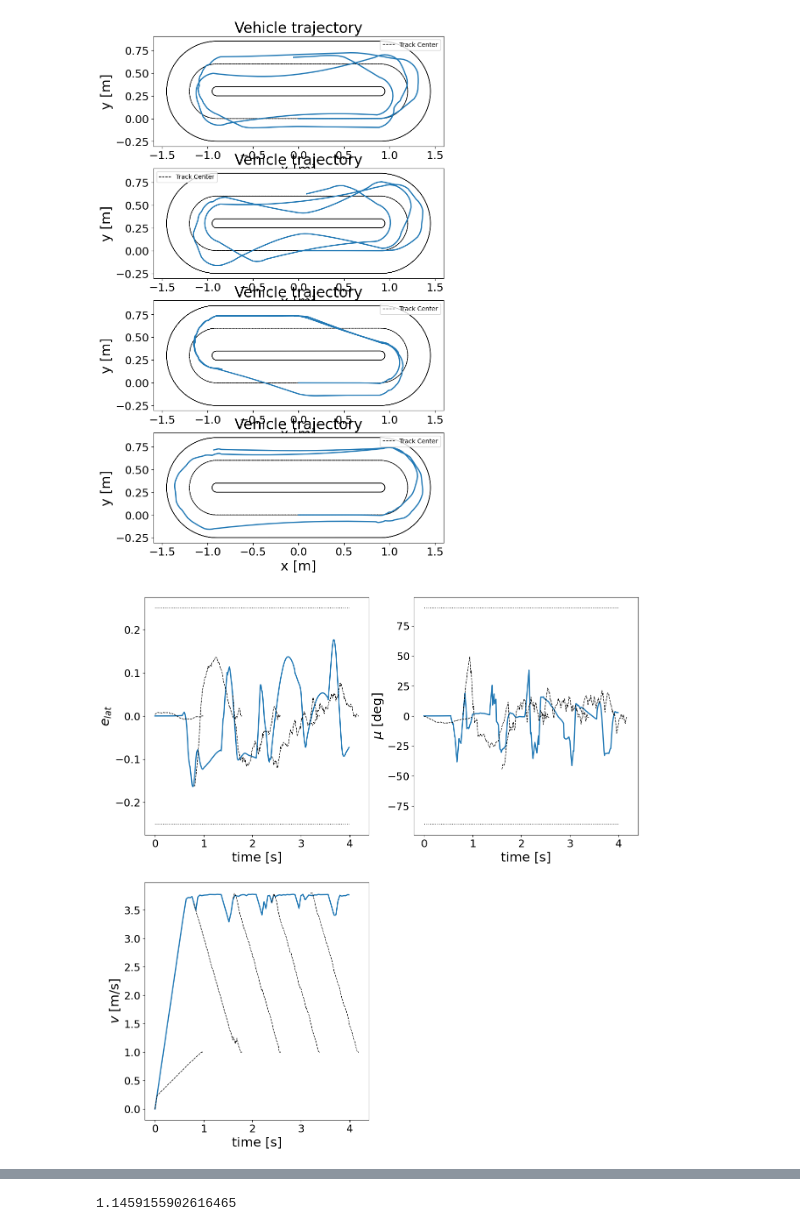
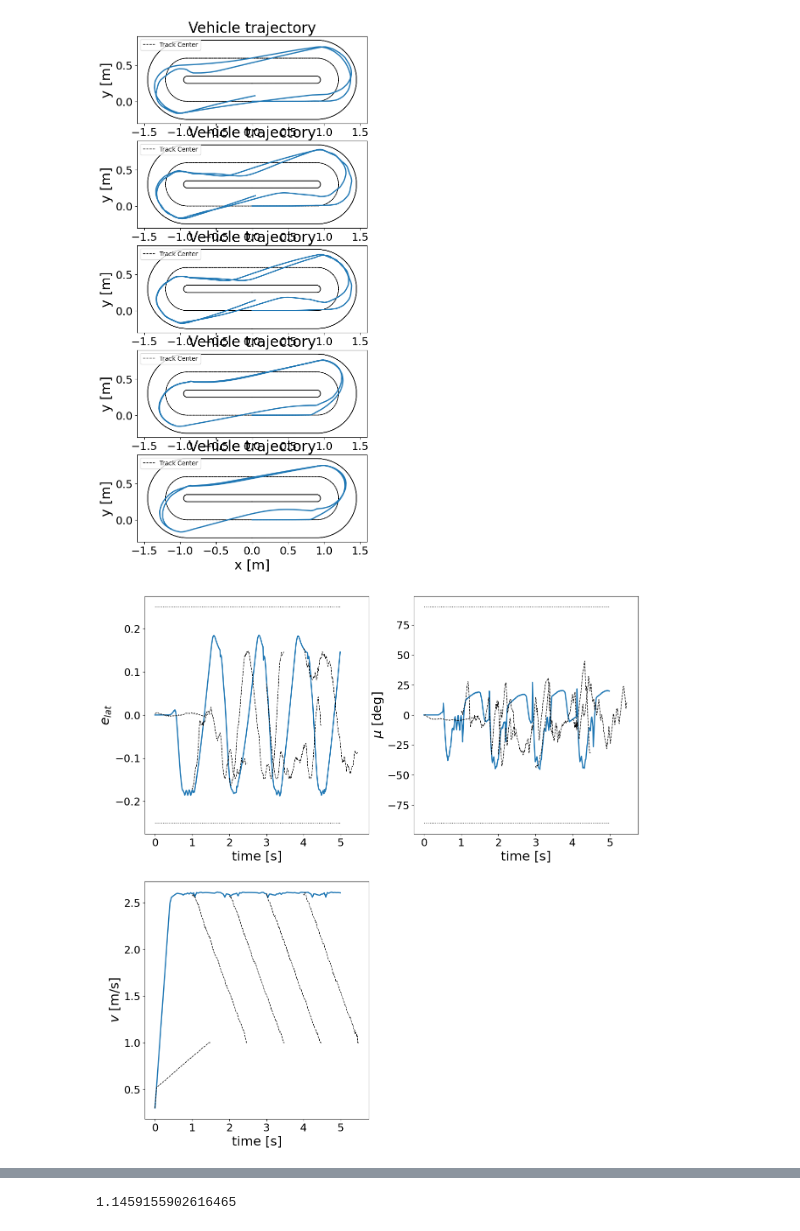
Before and after one commit to HuangYujun-JunkyTalent/DataDrivenSafetyFilter, a Jupyter notebook: track_simulation.ipynb, the cells around one changed output, grey strips where cells are left out. Drawn from its saved outputs; the diff is of its cells as text; code cells hidden in the pictures.

Commit message:
Good HPs for kinemtic model

```diff
--- a/track_simulation.ipynb
+++ b/track_simulation.ipynb
@@ -24,10 +24,11 @@ Simulator = {
 
 simulator = Simulator()
 simulator.use_saved_data = True
+simulator.save_data = False
 simulator.simulate_model_type = ModelType.KINEMATIC
 simulator.data_model_type = ModelType.KINEMATIC
-simulator.t_sim = 3
-simulator.global_initial_state = np.array([0.0, 0.0, 0.0, 0.0, 0.0, 0.0])
+simulator.t_sim = 5
+simulator.global_initial_state = np.array([0.0, 0.0, 0.0, 0.3, 0.0, 0.0])
 simulator.cur = 1/0.3
 simulator.track_fun_name = 'oval_track'
 
@@ -40,25 +41,28 @@ track_filter_types = [
     TrackFilterTypes.SINGLE_SEGMENT,
     ]
 filter_types = [
-    # SafetyFilterTypes.INDIRECT_FIX_MU_ADD_DATA_LATERAL,
+    SafetyFilterTypes.INDIRECT_FIX_MU_ADD_DATA_LATERAL,
     SafetyFilterTypes.INDIRECT_FITTING_TERMINAL,
     SafetyFilterTypes.INDIRECT_FIX_MU,
     SafetyFilterTypes.INDIRECT_ZERO_V,
     SafetyFilterTypes.INDIRECT_STOP,
     ]
 filter_params: Dict[SafetyFilterTypes, List[Dict[str, Any]]] = {
+    SafetyFilterTypes.INDIRECT_FIX_MU_ADD_DATA_LATERAL: [
+        {'lam_sig': 50000, 'L': 150, 'c': [[0.3, 0.1, 0.05, 0.01], [0.1, 0.1, 0.05, 0.01]]},
+    ], # good HP for this terminal ingredient and kinematic model
     SafetyFilterTypes.INDIRECT_FITTING_TERMINAL: [
-        {'lam_sig': 50000, 'L': 100, 'c': [[0.2, 0.1, 0.05, 0.01], [0.2, 0.1, 0.05, 0.01]]},
-    ],
+        {'lam_sig': 50000, 'L': 150, 'c': [[0.25, 0.1, 0.05, 0.01], [0.1, 0.1, 0.05, 0.01]]},
+    ], # good HP for this terminal ingredient and kinematic model
     SafetyFilterTypes.INDIRECT_FIX_MU: [
-        {'lam_sig': 50000, 'L': 100, 'c': [[0.2, 0.1, 0.05, 0.01], [0.2, 0.1, 0.05, 0.01]]},
-    ],
+        {'lam_sig': 50000, 'L': 150, 'c': [[0.25, 0.1, 0.05, 0.01], [0.1, 0.1, 0.05, 0.01]]},
+    ], # good HP for this terminal ingredient and kinematic model
     SafetyFilterTypes.INDIRECT_ZERO_V: [
-        {'lam_sig': 50000, 'L': 100, 'c': [[0.2, 0.1, 0.05, 0.01], [0.2, 0.1, 0.05, 0.01]]},
-    ],
+        {'lam_sig': 50000, 'L': 200, 'c': [[0.35, 0.1, 0.05, 0.01], [0.1, 0.1, 0.05, 0.01]]},
+    ], # good HP for this terminal ingredient and kinematic model
     SafetyFilterTypes.INDIRECT_STOP: [
-        {'lam_sig': 50000, 'L': 100, 'c': [[0.2, 0.1, 0.05, 0.01], [0.2, 0.1, 0.05, 0.01]]},
-    ],
+        {'lam_sig': 50000, 'L': 200, 'c': [[0.35, 0.1, 0.05, 0.01], [0.1, 0.1, 0.05, 0.01]]},
+    ], # good HP for this terminal ingredient and kinematic model
     # SafetyFilterTypes.INDIRECT_FITTING_TERMINAL: [{'lam_sig': 10000}, {'lam_sig': 50000}, {'lam_sig': 100000}],
     # SafetyFilterTypes.INDIRECT_ZERO_V: [{'L': 80}],
     # SafetyFilterTypes.INDIRECT_STOP: [{'L': 80}],
@@ -68,8 +72,7 @@ filter_params: Dict[SafetyFilterTypes, List[Dict[str, Any]]] = {
     #     {'lam_sig': 200000, 'L': 250, 'c': [[0.4, 0.2, 0.05, 0.01], [0.2, 0.1, 0.05, 0.01]]}
     #     ],
     # SafetyFilterTypes.INDIRECT_ZERO_V: [
-    #     {'lam_sig': 80000, 'L': 350, 'c': [[0.4, 0.2, 0.05, 0.01], [0.2, 0.1, 0.05, 0.01]]},
-    #     # {'lam_sig': 130000, 'L': 50, 'c': [[0.4, 0.2, 0.05, 0.01], [0.2, 0.1, 0.05, 0.01]]},
+    #     {'lam_sig': 130000, 'L': 50, 'c': [[0.4, 0.2, 0.05, 0.01], [0.2, 0.1, 0.05, 0.01]]},
     #     ],
     # SafetyFilterTypes.INDIRECT_STOP: [{'lam_sig': 100000}],
     }
@@ -112,26 +111,27 @@ plt.show()
 if save_fig:
     fig.savefig('track_simulation.png')
 # %% [output]
-[figure, old version]
+[figure, new version]
 # %%
 # choose one result to plot details
-results = dict_results[(random_seed, track_filter_types[0], SafetyFilterTypes.INDIRECT_FITTING_TERMINAL, simulation_input_rules[0])][0]
+results = dict_results[(random_seed, track_filter_types[0], SafetyFilterTypes.INDIRECT_FIX_MU, simulation_input_rules[0])][0]
+# results = dict_results[(random_seed, track_filter_types[0], SafetyFilterTypes.INDIRECT_ZERO_V, simulation_input_rules[0])][0]
 
 # plot given error dynamics trajectory
 plt.figure(figsize=(15,16))
 #velocity input
 ax = plt.subplot(221)
 results.plot_error_trajectory(0, ax, constraint=(-simulator.track_width/2, simulator.track_width/2))
 results.plot_predicted_error_slices(0, ax)
 ax = plt.subplot(222)
 results.plot_error_trajectory(1, ax, constraint=(simulator.mu_min*180/np.pi, simulator.mu_max*180/np.pi))
 results.plot_predicted_error_slices(1, ax)
 ax = plt.subplot(223)
 results.plot_error_trajectory(2, ax)
 results.plot_predicted_error_slices(2, ax)
 plt.show()
 # %% [output]
-[figure, old version]
+[figure, new version]
 # %%
 # plot given and applied inputs
 plt.figure(figsize=(14,6))
```
Also changed, not shown: parts of 7 cells of this notebook, 1 other file.
